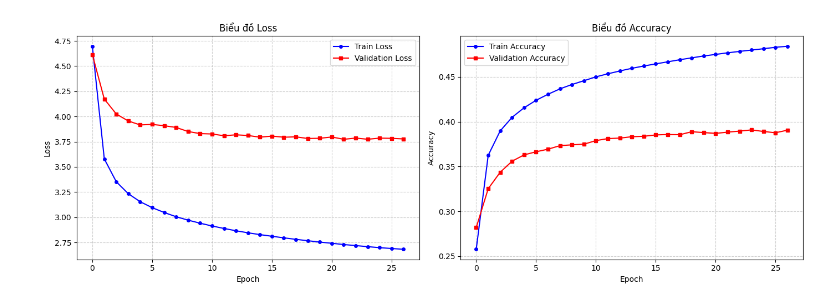
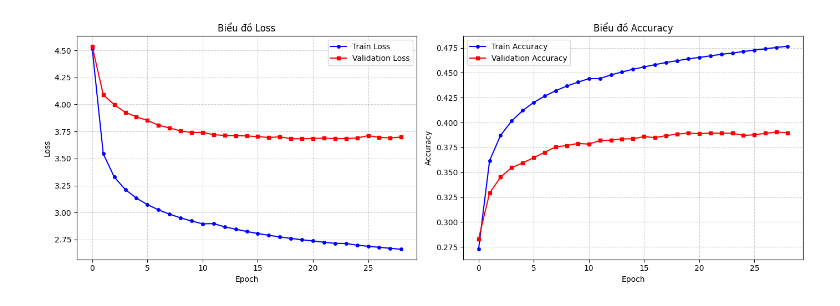
Before and after one commit to tuan0306/en_vi_translation_system, a Jupyter notebook: training_environment/notebooks/evaluate.ipynb, the cells around one changed output. Drawn from its saved outputs; the diff is of its cells as text; code cells hidden in the pictures.

```diff
--- a/training_environment/notebooks/evaluate.ipynb
+++ b/training_environment/notebooks/evaluate.ipynb
@@ -6,7 +6,7 @@ import matplotlib.pyplot as plt
 file_path = '../report/training_history.csv'
 
 try:
-    history = pd.read_json(file_path)
+    history = pd.read_csv(file_path)
 
     plt.figure(figsize=(14, 5))
     plt.subplot(1, 2, 1)
@@ -15,34 +15,34 @@ try:
     if 'val_loss' in history.columns:
         plt.plot(epochs, history['val_loss'], label='Validation Loss', color='red', marker='s', markersize=4)
 
     plt.title('Biểu đồ Loss')
     plt.xlabel('Epoch')
     plt.ylabel('Loss')
     plt.legend()
     plt.grid(True, linestyle='--', alpha=0.6)
 
     acc_col = 'masked_accuracy' if 'masked_accuracy' in history.columns else 'accuracy'
     val_acc_col = 'val_masked_accuracy' if 'val_masked_accuracy' in history.columns else 'val_accuracy'
 
     plt.subplot(1, 2, 2)
     if acc_col in history.columns:
         plt.plot(epochs, history[acc_col], label='Train Accuracy', color='blue', marker='o', markersize=4)
     if val_acc_col in history.columns:
         plt.plot(epochs, history[val_acc_col], label='Validation Accuracy', color='red', marker='s', markersize=4)
 
     plt.title('Biểu đồ Accuracy')
     plt.xlabel('Epoch')
     plt.ylabel('Accuracy')
     plt.legend()
     plt.grid(True, linestyle='--', alpha=0.6)
 
     plt.tight_layout()
     plt.show()
 
 except FileNotFoundError:
     print(f"Không tìm thấy file tại: {file_path}")
 # %% [output]
-[figure, old version]
+[figure, new version]
 # %%
 import tensorflow as tf
 import yaml
```
Also changed, not shown: parts of 4 cells of this notebook, 7 other files.
